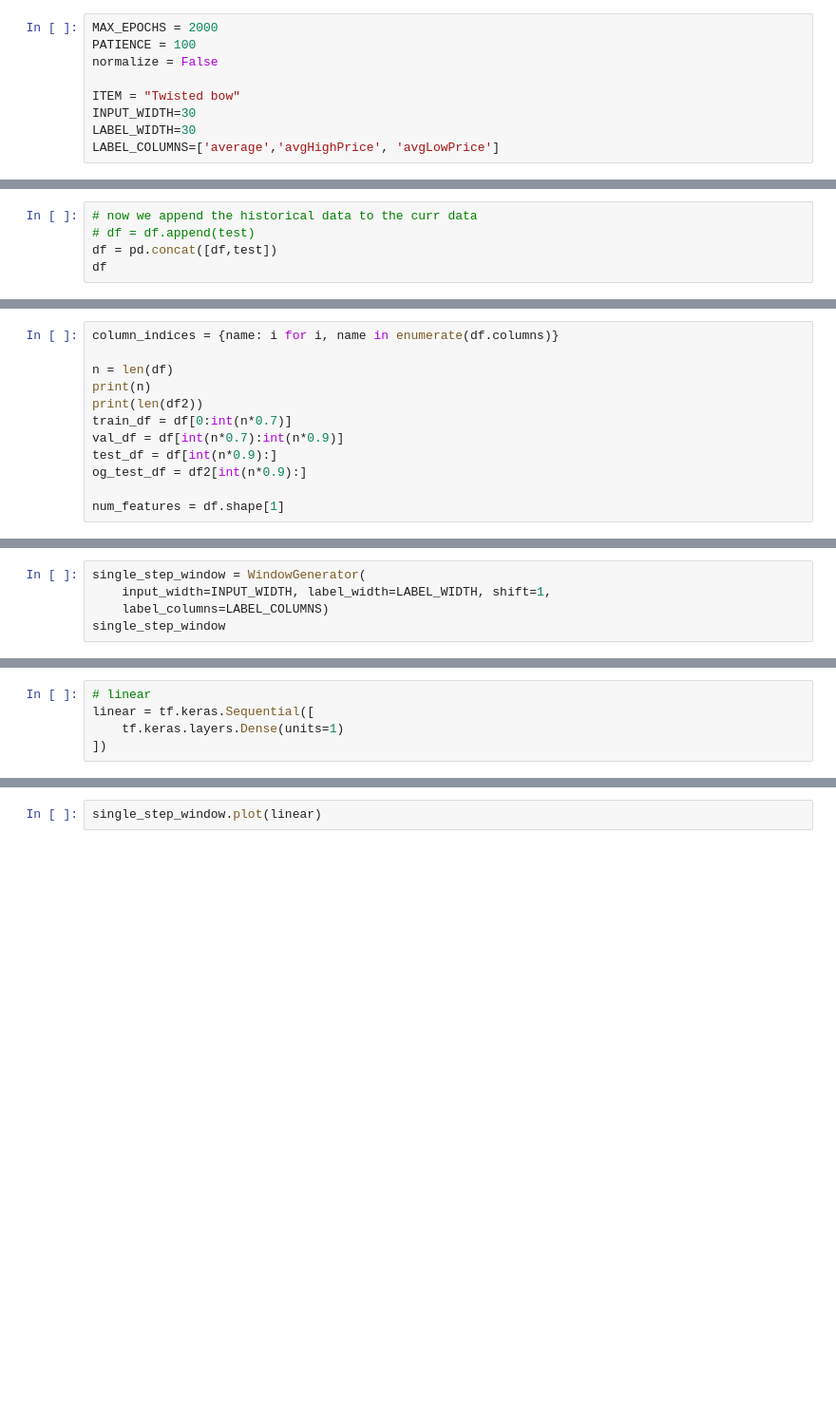
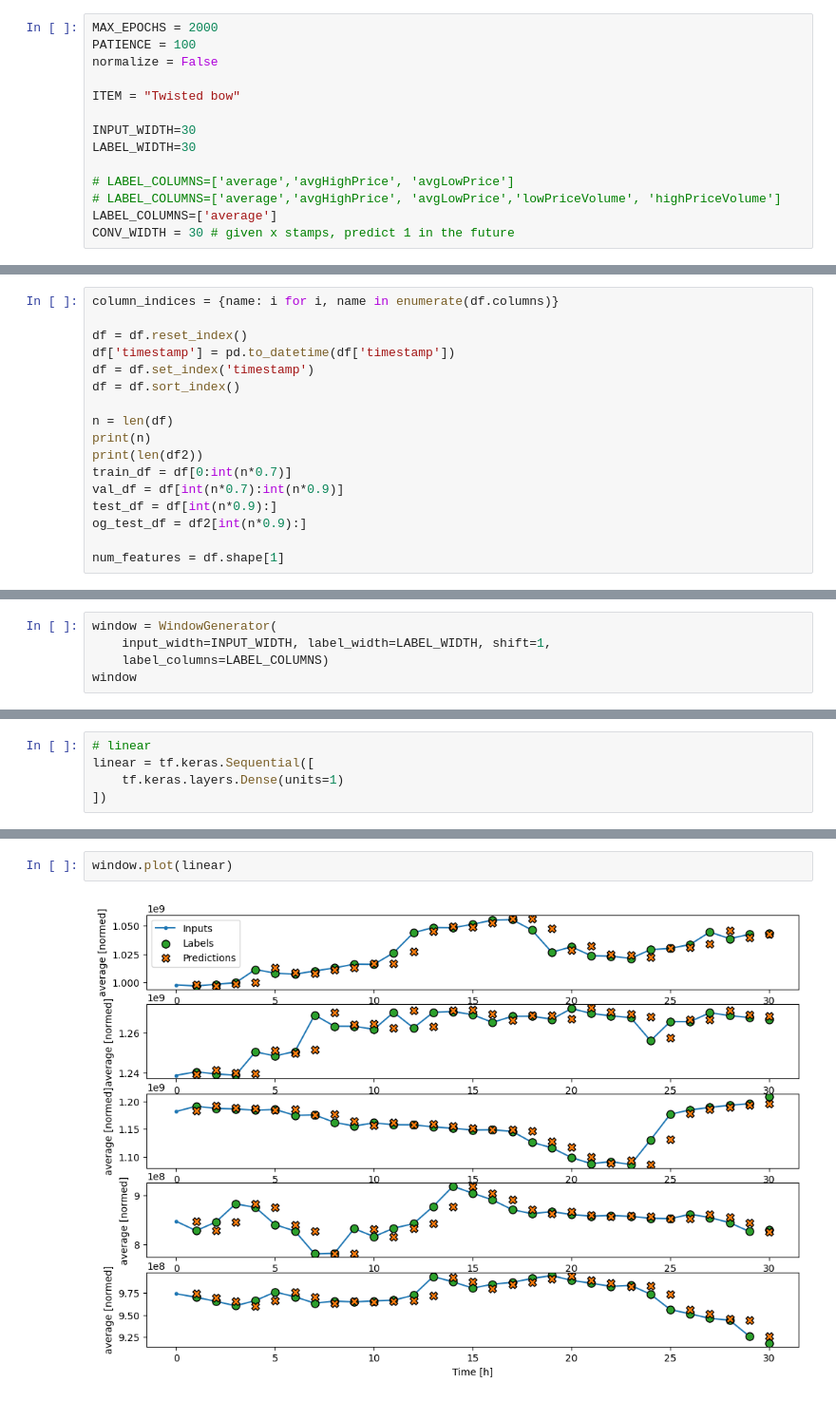
Before and after one commit to Ben10164/CPSC325-OSRS-Project, a Jupyter notebook: Predictor.ipynb, the cells around one changed output, grey strips where cells are left out. Shown at 95% size. Cells and saved outputs as stored; diff of their text form; blank space fills up the shorter version.

Commit message:
Predictor :)

```diff
--- a/Predictor.ipynb
+++ b/Predictor.ipynb
@@ -4,9 +4,14 @@ PATIENCE = 100
 normalize = False
 
 ITEM = "Twisted bow"
+
 INPUT_WIDTH=30
 LABEL_WIDTH=30
-LABEL_COLUMNS=['average','avgHighPrice', 'avgLowPrice']
+
+# LABEL_COLUMNS=['average','avgHighPrice', 'avgLowPrice']
+# LABEL_COLUMNS=['average','avgHighPrice', 'avgLowPrice','lowPriceVolume', 'highPriceVolume']
+LABEL_COLUMNS=['average']
+CONV_WIDTH = 30 # given x stamps, predict 1 in the future
 # %%
 import matplotlib as mpl
 import matplotlib.pyplot as plt
@@ -39,11 +63,6 @@ if not test.empty:
     # df = df.append(test)
     df = pd.concat([df,test])
     df
-# %%
-# now we append the historical data to the curr data
-# df = df.append(test)
-df = pd.concat([df,test])
-df
 # %% [markdown]
 # Prepare Data
 # %%
@@ -62,5 +102,10 @@ df
 # %%
 column_indices = {name: i for i, name in enumerate(df.columns)}
+
+df = df.reset_index()
+df['timestamp'] = pd.to_datetime(df['timestamp'])
+df = df.set_index('timestamp')
+df = df.sort_index()
 
 n = len(df)
 print(n)
@@ -233,5 +294,5 @@ def compile_and_fit(model, window, patience=PATIENCE):
 # %%
-single_step_window = WindowGenerator(
+window = WindowGenerator(
     input_width=INPUT_WIDTH, label_width=LABEL_WIDTH, shift=1,
     label_columns=LABEL_COLUMNS)
-single_step_window
+window
@@ -258,5 +395,7 @@ for i in range(len(y_pred)):
 # %%
-single_step_window.plot(linear)
+window.plot(linear)
+# %% [output]
+[figure, added]
 # %%
 p = pd.DataFrame(y_pred)
 p = p.reset_index()
```
Also changed, not shown: parts of 29 cells of this notebook.
